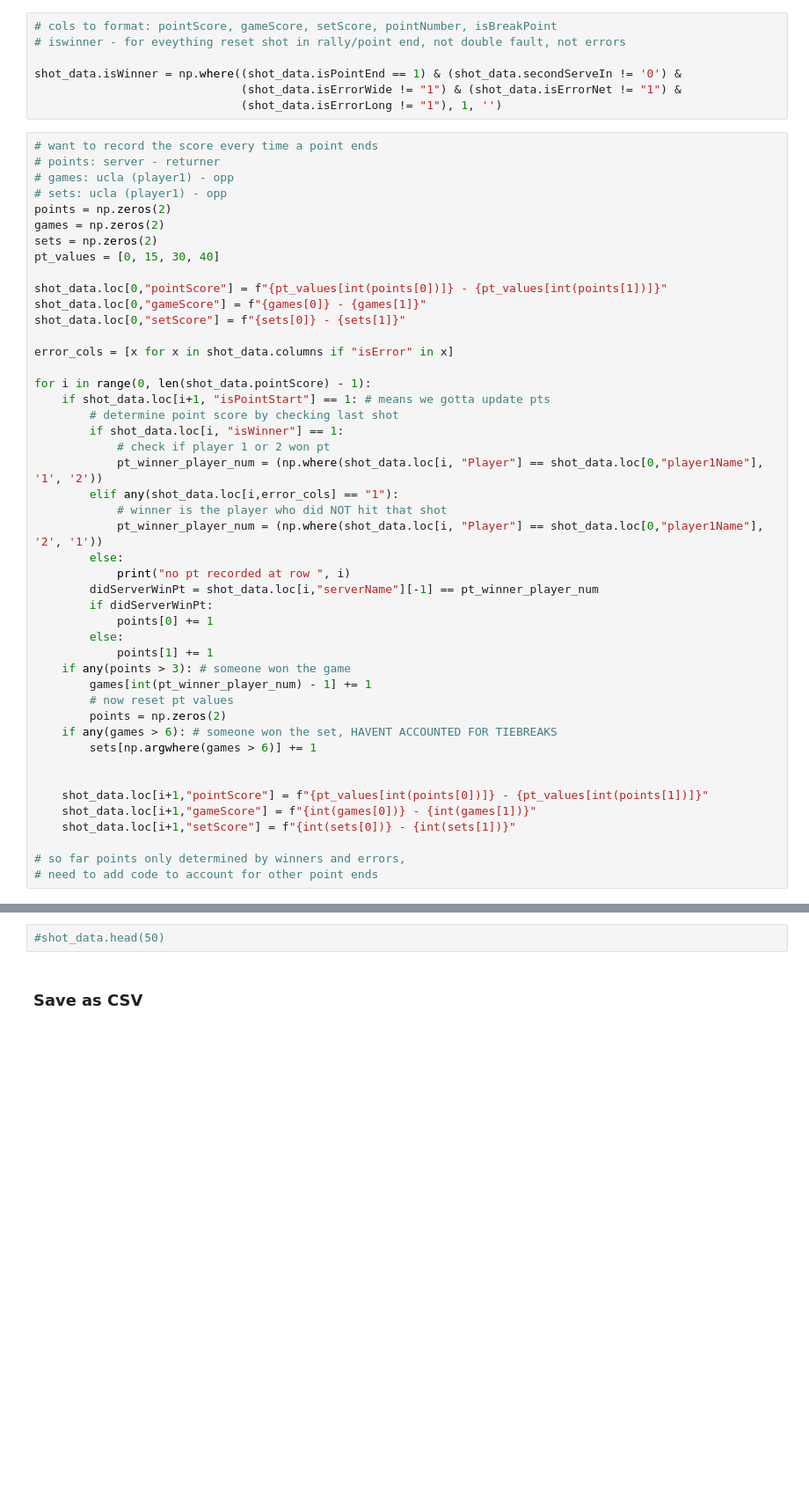
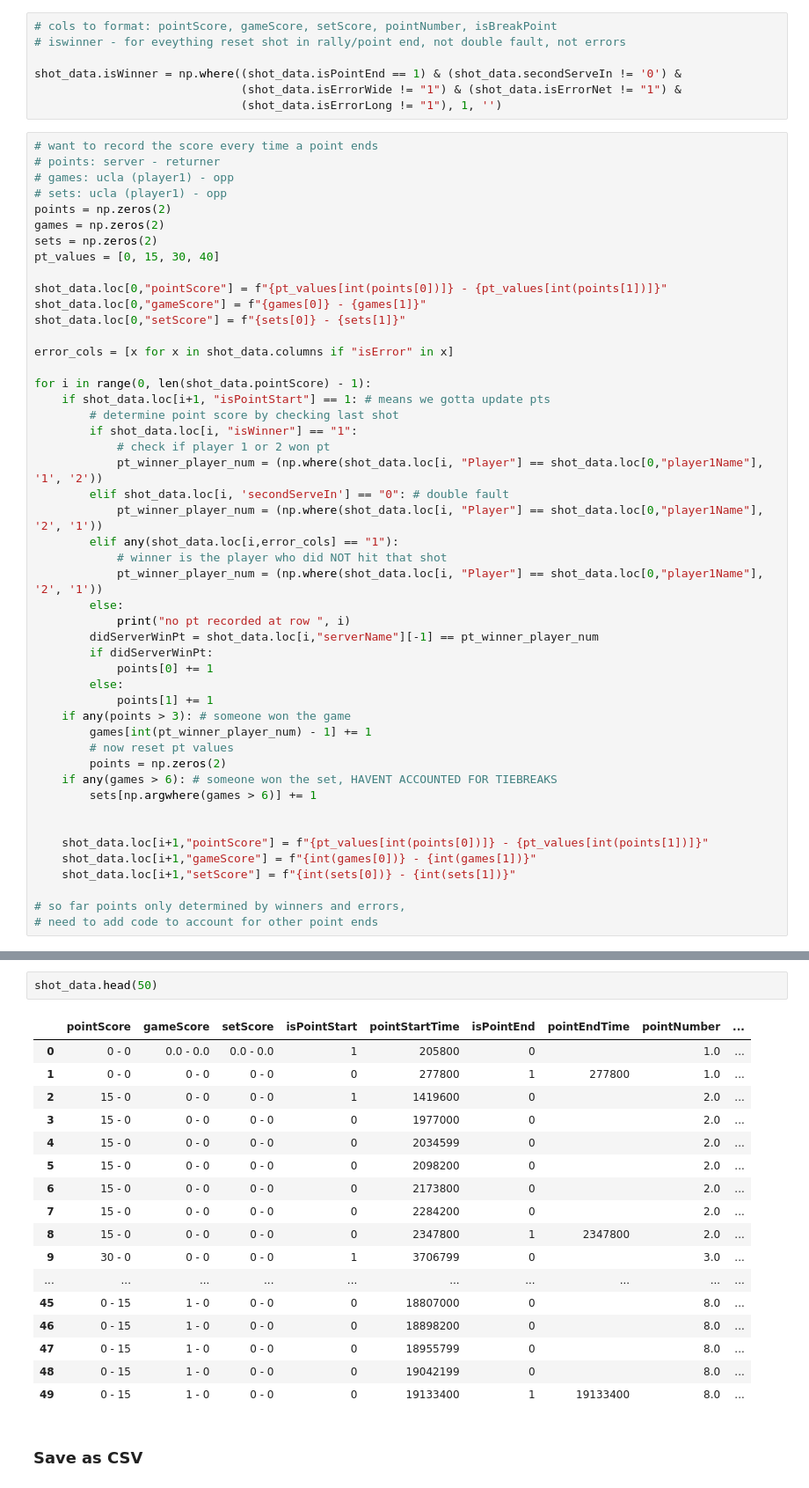
Before and after one commit to cjgimena/UCLA-Tennis-Consulting, a Jupyter notebook: SwingVision/SwingVisionTransformation.ipynb, the cells around one changed output, grey strips where cells are left out. Shown: that part at 88% size. Cells and saved outputs as stored; diff of their text form; blank space fills up the shorter version.

```diff
--- a/SwingVision/SwingVisionTransformation.ipynb
+++ b/SwingVision/SwingVisionTransformation.ipynb
@@ -349,9 +397,11 @@ error_cols = [x for x in shot_data.columns if "isError" in x]
 for i in range(0, len(shot_data.pointScore) - 1):
     if shot_data.loc[i+1, "isPointStart"] == 1: # means we gotta update pts
         # determine point score by checking last shot
-        if shot_data.loc[i, "isWinner"] == 1:
+        if shot_data.loc[i, "isWinner"] == "1":
             # check if player 1 or 2 won pt
             pt_winner_player_num = (np.where(shot_data.loc[i, "Player"] == shot_data.loc[0,"player1Name"], '1', '2'))
+        elif shot_data.loc[i, 'secondServeIn'] == "0": # double fault
+            pt_winner_player_num = (np.where(shot_data.loc[i, "Player"] == shot_data.loc[0,"player1Name"], '2', '1'))
         elif any(shot_data.loc[i,error_cols] == "1"):
             # winner is the player who did NOT hit that shot
             pt_winner_player_num = (np.where(shot_data.loc[i, "Player"] == shot_data.loc[0,"player1Name"], '2', '1'))
@@ -397,5 +429,23 @@ no pt recorded at row  1114
 # %%
-#shot_data.head(50)
+shot_data.head(50)
+# %% [output]
+|  | pointScore | gameScore | setScore | isPointStart | pointStartTime | isPointEnd | pointEndTime | pointNumber | ... |
+| 0 | 0 - 0 | 0.0 - 0.0 | 0.0 - 0.0 | 1 | 205800 | 0 |  | 1.0 | ... |
+| 1 | 0 - 0 | 0 - 0 | 0 - 0 | 0 | 277800 | 1 | 277800 | 1.0 | ... |
+| 2 | 15 - 0 | 0 - 0 | 0 - 0 | 1 | 1419600 | 0 |  | 2.0 | ... |
+| 3 | 15 - 0 | 0 - 0 | 0 - 0 | 0 | 1977000 | 0 |  | 2.0 | ... |
+| 4 | 15 - 0 | 0 - 0 | 0 - 0 | 0 | 2034599 | 0 |  | 2.0 | ... |
+| 5 | 15 - 0 | 0 - 0 | 0 - 0 | 0 | 2098200 | 0 |  | 2.0 | ... |
+| 6 | 15 - 0 | 0 - 0 | 0 - 0 | 0 | 2173800 | 0 |  | 2.0 | ... |
+| 7 | 15 - 0 | 0 - 0 | 0 - 0 | 0 | 2284200 | 0 |  | 2.0 | ... |
+| 8 | 15 - 0 | 0 - 0 | 0 - 0 | 0 | 2347800 | 1 | 2347800 | 2.0 | ... |
+| 9 | 30 - 0 | 0 - 0 | 0 - 0 | 1 | 3706799 | 0 |  | 3.0 | ... |
+| ... | ... | ... | ... | ... | ... | ... | ... | ... | ... |
+| 45 | 0 - 15 | 1 - 0 | 0 - 0 | 0 | 18807000 | 0 |  | 8.0 | ... |
+| 46 | 0 - 15 | 1 - 0 | 0 - 0 | 0 | 18898200 | 0 |  | 8.0 | ... |
+| 47 | 0 - 15 | 1 - 0 | 0 - 0 | 0 | 18955799 | 0 |  | 8.0 | ... |
+| 48 | 0 - 15 | 1 - 0 | 0 - 0 | 0 | 19042199 | 0 |  | 8.0 | ... |
+| 49 | 0 - 15 | 1 - 0 | 0 - 0 | 0 | 19133400 | 1 | 19133400 | 8.0 | ... |
 # %% [markdown]
 ### Save as CSV
 # %%
```
Also changed, not shown: parts of 4 cells of this notebook.
